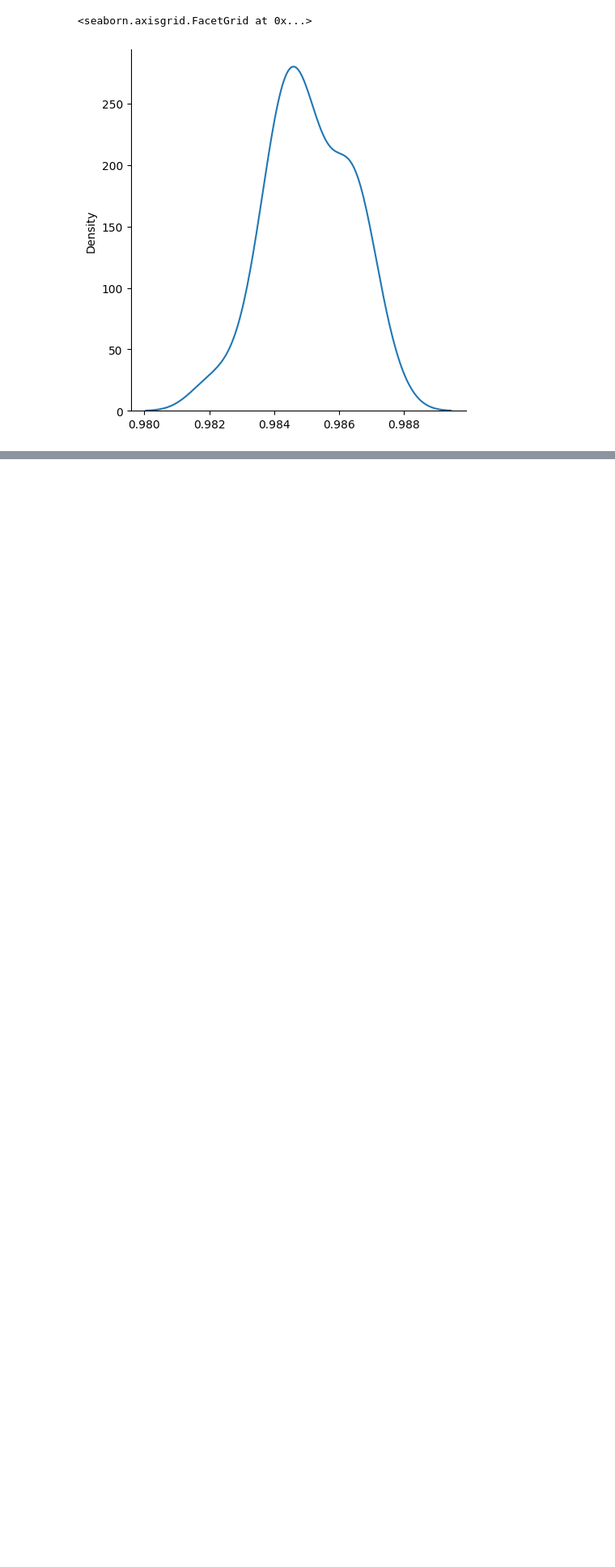
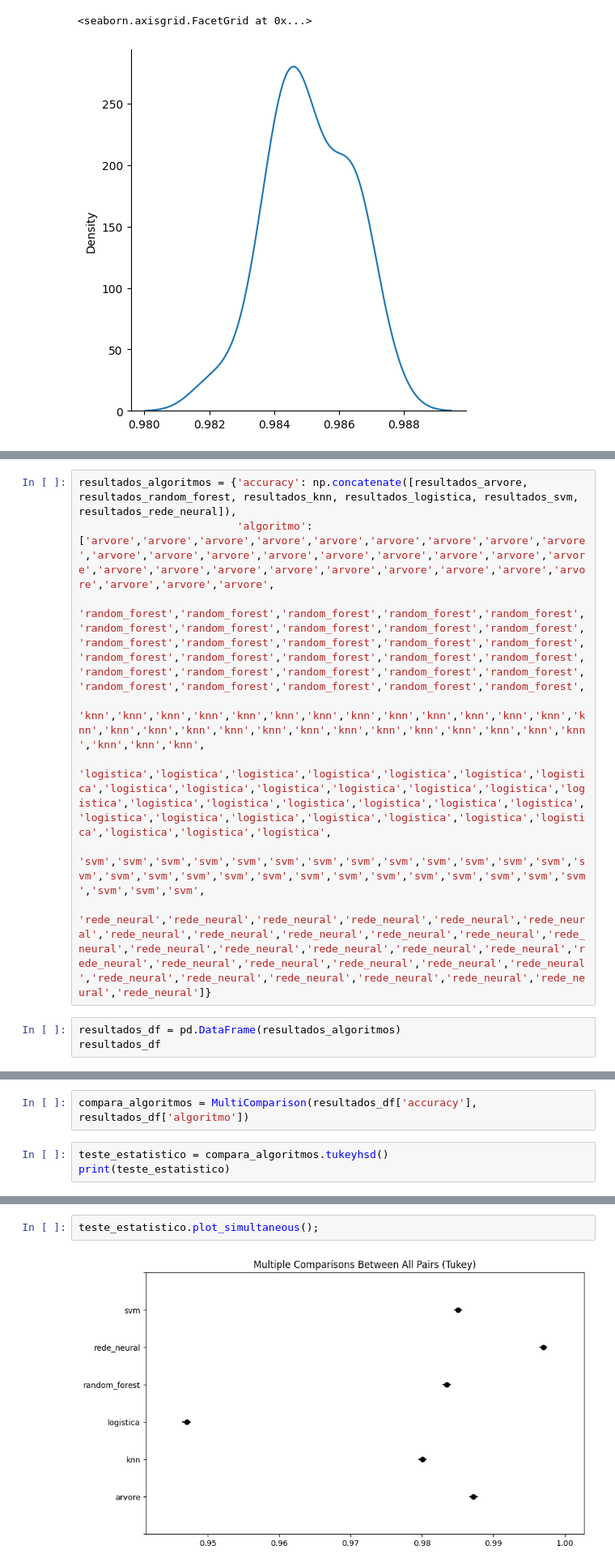
Before and after one commit to Josearthur266/Aprendendo_Machine_Learning, a Jupyter notebook: Avaliacao_de_algoritmo_classificacao/classificacao_algoritmo.ipynb, the cells around one changed output, grey strips where cells are left out. Shown: that part at 81% size. Drawn from its saved outputs; the diff is of its cells as text; blank space fills up the shorter version.

```diff
--- a/Avaliacao_de_algoritmo_classificacao/classificacao_algoritmo.ipynb
+++ b/Avaliacao_de_algoritmo_classificacao/classificacao_algoritmo.ipynb
@@ -331,0 +349,11 @@ sns.displot(resultados_rede_neural, kind = 'kde')
+# %%
+resultados_algoritmos = {'accuracy': np.concatenate([resultados_arvore, resultados_random_forest, resultados_knn, resultados_logistica, resultados_svm, resultados_rede_neural]),
+                         'algoritmo': ['arvore','arvore','arvore','arvore','arvore','arvore','arvore','arvore','arvore','arvore','arvore','arvore','arvore','arvore','arvore','arvore','arvore','arvore','arvore','arvore','arvore','arvore','arvore','arvore','arvore','arvore','arvore','arvore','arvore','arvore',
+                          'random_forest','random_forest','random_forest','random_forest','random_forest','random_forest','random_forest','random_forest','random_forest','random_forest','random_forest','random_forest','random_forest','random_forest','random_forest','random_forest','random_forest','random_forest','random_forest','random_forest','random_forest','random_forest','random_forest','random_forest','random_forest','random_forest','random_forest','random_forest','random_forest','random_forest',
+                          'knn','knn','knn','knn','knn','knn','knn','knn','knn','knn','knn','knn','knn','knn','knn','knn','knn','knn','knn','knn','knn','knn','knn','knn','knn','knn','knn','knn','knn','knn',
+                          'logistica','logistica','logistica','logistica','logistica','logistica','logistica','logistica','logistica','logistica','logistica','logistica','logistica','logistica','logistica','logistica','logistica','logistica','logistica','logistica','logistica','logistica','logistica','logistica','logistica','logistica','logistica','logistica','logistica','logistica',
+                          'svm','svm','svm','svm','svm','svm','svm','svm','svm','svm','svm','svm','svm','svm','svm','svm','svm','svm','svm','svm','svm','svm','svm','svm','svm','svm','svm','svm','svm','svm',
+                          'rede_neural','rede_neural','rede_neural','rede_neural','rede_neural','rede_neural','rede_neural','rede_neural','rede_neural','rede_neural','rede_neural','rede_neural','rede_neural','rede_neural','rede_neural','rede_neural','rede_neural','rede_neural','rede_neural','rede_neural','rede_neural','rede_neural','rede_neural','rede_neural','rede_neural','rede_neural','rede_neural','rede_neural','rede_neural','rede_neural']}
+# %%
+resultados_df = pd.DataFrame(resultados_algoritmos)
+resultados_df
@@ -331,0 +376,5 @@ sns.displot(resultados_rede_neural, kind = 'kde')
+# %%
+compara_algoritmos = MultiComparison(resultados_df['accuracy'], resultados_df['algoritmo'])
+# %%
+teste_estatistico = compara_algoritmos.tukeyhsd()
+print(teste_estatistico)
@@ -331,0 +412,4 @@ sns.displot(resultados_rede_neural, kind = 'kde')
+# %%
+teste_estatistico.plot_simultaneous();
+# %% [output]
+[figure, added]
```
Also changed, not shown: parts of 36 cells of this notebook, 8 other files.
